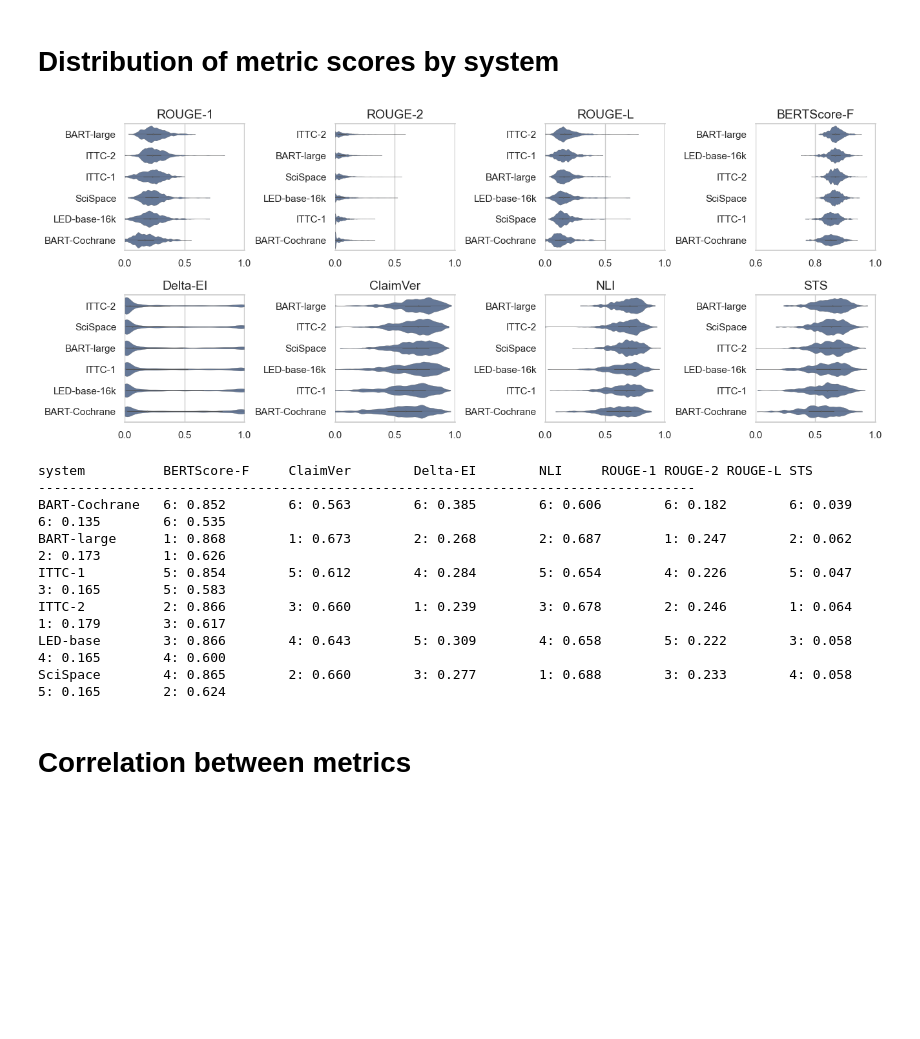
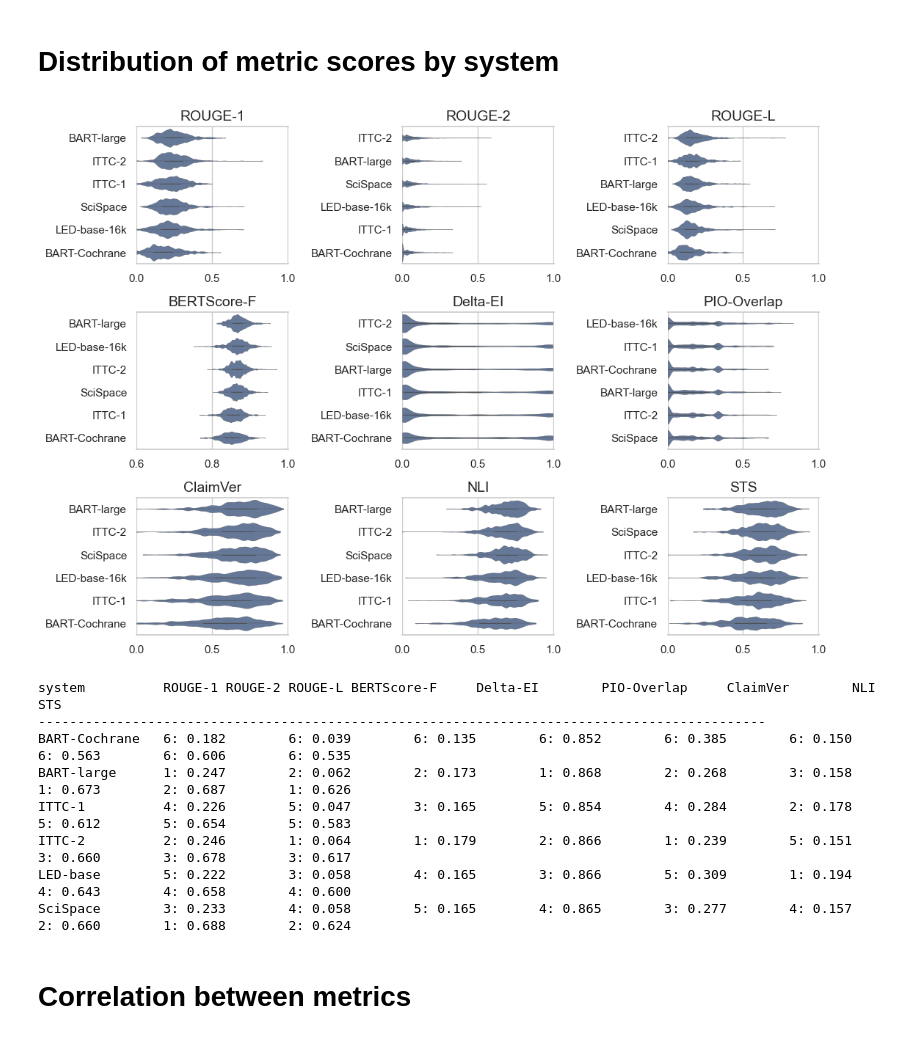
Before and after one commit to allenai/mslr-annotated-dataset, a Jupyter notebook: notebooks/lucyw_analysis.ipynb, the cells around one changed output. Saved outputs shown, nothing was run; the diff lists cells and outputs as text; code cells hidden in the pictures; blank space fills up the shorter version.

```diff
--- a/notebooks/lucyw_analysis.ipynb
+++ b/notebooks/lucyw_analysis.ipynb
@@ -179,7 +179,7 @@ for entry in cochrane:
                 'i_overlap_substring': pred['overlap_scores']['substring']['INT'],
                 'o_overlap_substring': pred['overlap_scores']['substring']['OUT'],
 
-                'PIO-overlap': np.mean([
+                'PIO-Overlap': np.mean([
                     pred['overlap_scores']['substring']['PAR'],
                     pred['overlap_scores']['substring']['INT'],
                     pred['overlap_scores']['substring']['OUT'],
@@ -320,44 +320,44 @@ sns.set(font_scale=1.0)
 sns.set_style("whitegrid")
 
 metric_means = dict()
-metrics_to_plot = ['ROUGE-1', 'ROUGE-2', 'ROUGE-L', 'BERTScore-F', 'Delta-EI', 'ClaimVer', 'NLI', 'STS']
+metrics_to_plot = ['ROUGE-1', 'ROUGE-2', 'ROUGE-L', 'BERTScore-F', 'Delta-EI', 'PIO-Overlap', 'ClaimVer', 'NLI', 'STS']
 
 plt.close()
-fig, axes = plt.subplots(2, 4, figsize=(15, 6))
+fig, axes = plt.subplots(3, 3, figsize=(12, 9))
 plt.subplots_adjust(wspace=0.75, hspace=0.35)
 # fig.suptitle('Distributions of instance-level automated metric values by system', fontsize=16)
 
 y = 'exp_short'
 for i, x in enumerate(metrics_to_plot):
-    prow = i // 4
-    pcol = i % 4
+    prow = i // 3
+    pcol = i % 3
     # set palette
     sns.set_color_codes()
     pal = {exp: "b" for exp in df['exp_short'].unique()}
 
     # sort by median
     grouped = df.groupby([y])
     df2 = pd.DataFrame({col:vals[x] for col,vals in grouped})
     meds = df2.median()
     meds.sort_values(ascending=(x=='Delta-EI'), inplace=True)
     df2 = df2[meds.index]
 
     sns.violinplot(
         ax=axes[prow, pcol], data=df2, orient='h', palette=pal,
         cut=0, bw=0.1, size=3, aspect=1, linewidth=0.2, saturation=0.5)
     sns.despine(top=False, left=True)
     axes[prow, pcol].set_title(x, fontsize=14)
     if x == 'BERTScore-F':
         axes[prow, pcol].set_xlim(0.6, 1.002)
     else:
         axes[prow, pcol].set_xlim(0.0, 1.005)
 
     # assign to rank dict
     metric_means[x] = dict(df2.mean())
 
 plt.show()
 # %% [output]
-[figure, old version]
+[figure, new version]
 # %%
 system_names = sorted(metric_means['ROUGE-1'].keys())
 
@@ -372,9 +372,9 @@ for metric_name, sys_vals in metric_means.items():
     sys_sorted.sort(key=lambda x: system_names.index(x[1]))
     metric_sorted_sys_dict[metric_name] = sys_sorted
 
-metric_names = sorted(metric_sorted_sys_dict.keys())
+metric_names = metric_sorted_sys_dict.keys()
 print('system\t\t' + '\t'.join(metric_names))
-print('------------------------------------------------------------------------------------')
+print('---------------------------------------------------------------------------------------------')
 for i, sname in enumerate(system_names):
     short_name = '-'.join(sname.replace('/','-').split('-')[:2])
     if short_name.startswith('ITTC'):
@@ -382,14 +382,14 @@ for i, sname in enumerate(system_names):
     to_print = [metric_sorted_sys_dict[mname][i] for mname in metric_names]
     print('\t'.join([short_name] + [f'{rank+1}: {val:.3f}' for rank, sys, val in to_print]))
 # %% [output]
-system          BERTScore-F     ClaimVer        Delta-EI        NLI     ROUGE-1 ROUGE-2 ROUGE-L STS
-------------------------------------------------------------------------------------
-BART-Cochrane   6: 0.852        6: 0.563        6: 0.385        6: 0.606        6: 0.182        6: 0.039        6: 0.135        6: 0.535
-BART-large      1: 0.868        1: 0.673        2: 0.268        2: 0.687        1: 0.247        2: 0.062        2: 0.173        1: 0.626
-ITTC-1          5: 0.854        5: 0.612        4: 0.284        5: 0.654        4: 0.226        5: 0.047        3: 0.165        5: 0.583
-ITTC-2          2: 0.866        3: 0.660        1: 0.239        3: 0.678        2: 0.246        1: 0.064        1: 0.179        3: 0.617
-LED-base        3: 0.866        4: 0.643        5: 0.309        4: 0.658        5: 0.222        3: 0.058        4: 0.165        4: 0.600
-SciSpace        4: 0.865        2: 0.660        3: 0.277        1: 0.688        3: 0.233        4: 0.058        5: 0.165        2: 0.624
+system          ROUGE-1 ROUGE-2 ROUGE-L BERTScore-F     Delta-EI        PIO-Overlap     ClaimVer        NLI     STS
+---------------------------------------------------------------------------------------------
+BART-Cochrane   6: 0.182        6: 0.039        6: 0.135        6: 0.852        6: 0.385        6: 0.150        6: 0.563        6: 0.606        6: 0.535
+BART-large      1: 0.247        2: 0.062        2: 0.173        1: 0.868        2: 0.268        3: 0.158        1: 0.673        2: 0.687        1: 0.626
+ITTC-1          4: 0.226        5: 0.047        3: 0.165        5: 0.854        4: 0.284        2: 0.178        5: 0.612        5: 0.654        5: 0.583
+ITTC-2          2: 0.246        1: 0.064        1: 0.179        2: 0.866        1: 0.239        5: 0.151        3: 0.660        3: 0.678        3: 0.617
+LED-base        5: 0.222        3: 0.058        4: 0.165        3: 0.866        5: 0.309        1: 0.194        4: 0.643        4: 0.658        4: 0.600
+SciSpace        3: 0.233        4: 0.058        5: 0.165        4: 0.865        3: 0.277        4: 0.157        2: 0.660        1: 0.688        2: 0.624
 # %% [markdown]
 # Correlation between metrics
 # %%
```
Also changed, not shown: parts of 21 cells of this notebook, 3 other files.
